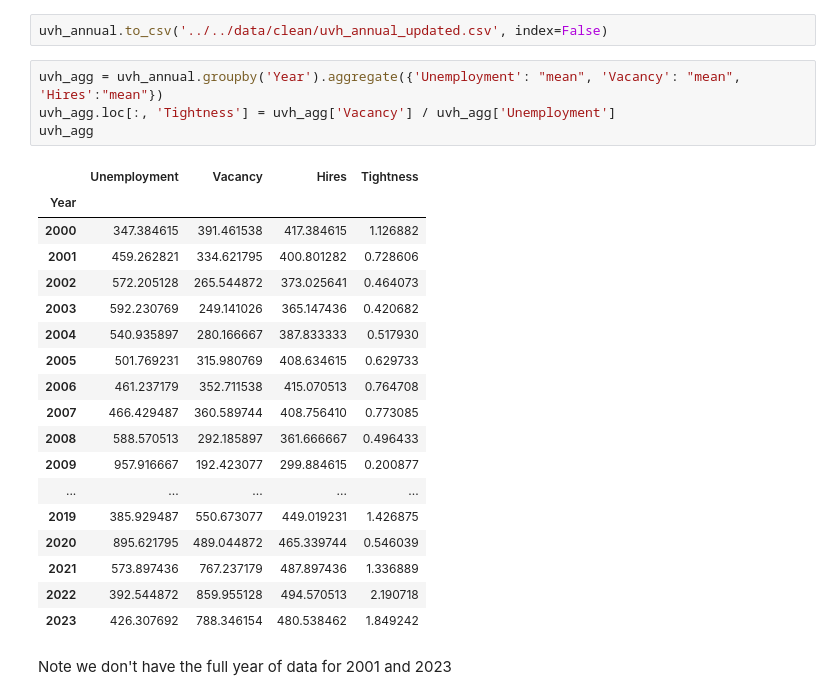
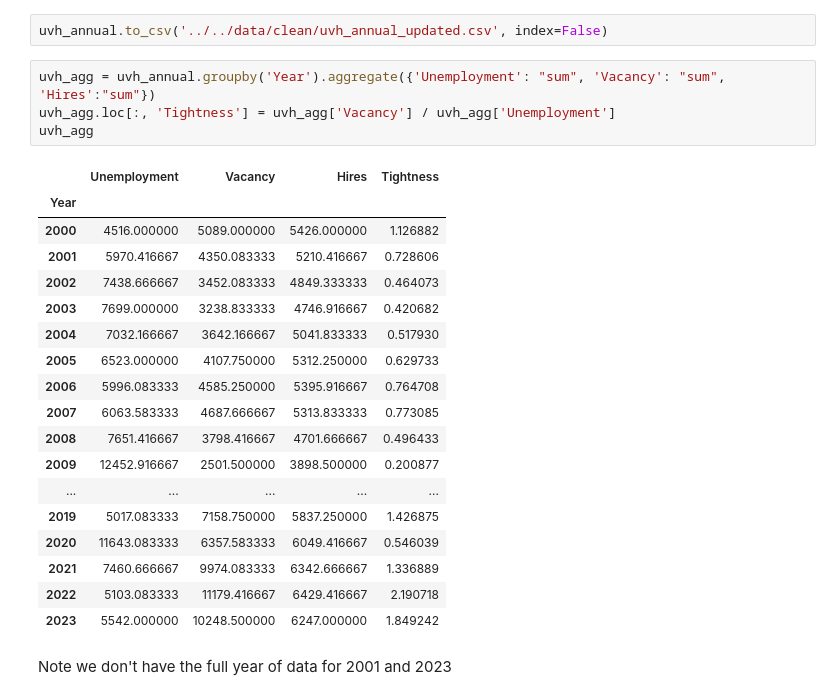
Before and after one commit to hs97/UnemploymentNetwork, a Jupyter notebook: code/clean_data/uvh_from_JOLTS_CPS.ipynb, the cells around one changed output. Cells and saved outputs as stored; diff of their text form.

Commit message:
unemployment

```diff
--- a/code/clean_data/uvh_from_JOLTS_CPS.ipynb
+++ b/code/clean_data/uvh_from_JOLTS_CPS.ipynb
@@ -163,28 +163,28 @@ uvh_annual.head()
 # %%
 uvh_annual.to_csv('../../data/clean/uvh_annual_updated.csv', index=False)
 # %%
-uvh_agg = uvh_annual.groupby('Year').aggregate({'Unemployment': "mean", 'Vacancy': "mean", 'Hires':"mean"})
+uvh_agg = uvh_annual.groupby('Year').aggregate({'Unemployment': "sum", 'Vacancy': "sum", 'Hires':"sum"})
 uvh_agg.loc[:, 'Tightness'] = uvh_agg['Vacancy'] / uvh_agg['Unemployment']
 uvh_agg
 # %% [output]
 |  | Unemployment | Vacancy | Hires | Tightness |
 | Year |  |  |  |  |
-| 2000 | 347.384615 | 391.461538 | 417.384615 | 1.126882 |
-| 2001 | 459.262821 | 334.621795 | 400.801282 | 0.728606 |
-| 2002 | 572.205128 | 265.544872 | 373.025641 | 0.464073 |
-| 2003 | 592.230769 | 249.141026 | 365.147436 | 0.420682 |
-| 2004 | 540.935897 | 280.166667 | 387.833333 | 0.517930 |
-| 2005 | 501.769231 | 315.980769 | 408.634615 | 0.629733 |
-| 2006 | 461.237179 | 352.711538 | 415.070513 | 0.764708 |
-| 2007 | 466.429487 | 360.589744 | 408.756410 | 0.773085 |
-| 2008 | 588.570513 | 292.185897 | 361.666667 | 0.496433 |
-| 2009 | 957.916667 | 192.423077 | 299.884615 | 0.200877 |
+| 2000 | 4516.000000 | 5089.000000 | 5426.000000 | 1.126882 |
+| 2001 | 5970.416667 | 4350.083333 | 5210.416667 | 0.728606 |
+| 2002 | 7438.666667 | 3452.083333 | 4849.333333 | 0.464073 |
+| 2003 | 7699.000000 | 3238.833333 | 4746.916667 | 0.420682 |
+| 2004 | 7032.166667 | 3642.166667 | 5041.833333 | 0.517930 |
+| 2005 | 6523.000000 | 4107.750000 | 5312.250000 | 0.629733 |
+| 2006 | 5996.083333 | 4585.250000 | 5395.916667 | 0.764708 |
+| 2007 | 6063.583333 | 4687.666667 | 5313.833333 | 0.773085 |
+| 2008 | 7651.416667 | 3798.416667 | 4701.666667 | 0.496433 |
+| 2009 | 12452.916667 | 2501.500000 | 3898.500000 | 0.200877 |
 | ... | ... | ... | ... | ... |
-| 2019 | 385.929487 | 550.673077 | 449.019231 | 1.426875 |
-| 2020 | 895.621795 | 489.044872 | 465.339744 | 0.546039 |
-| 2021 | 573.897436 | 767.237179 | 487.897436 | 1.336889 |
-| 2022 | 392.544872 | 859.955128 | 494.570513 | 2.190718 |
-| 2023 | 426.307692 | 788.346154 | 480.538462 | 1.849242 |
+| 2019 | 5017.083333 | 7158.750000 | 5837.250000 | 1.426875 |
+| 2020 | 11643.083333 | 6357.583333 | 6049.416667 | 0.546039 |
+| 2021 | 7460.666667 | 9974.083333 | 6342.666667 | 1.336889 |
+| 2022 | 5103.083333 | 11179.416667 | 6429.416667 | 2.190718 |
+| 2023 | 5542.000000 | 10248.500000 | 6247.000000 | 1.849242 |
 # %% [markdown]
 Note we don't have the full year of data for 2001 and 2023
 # %% [markdown]
```
Also changed, not shown: 7 other files.
